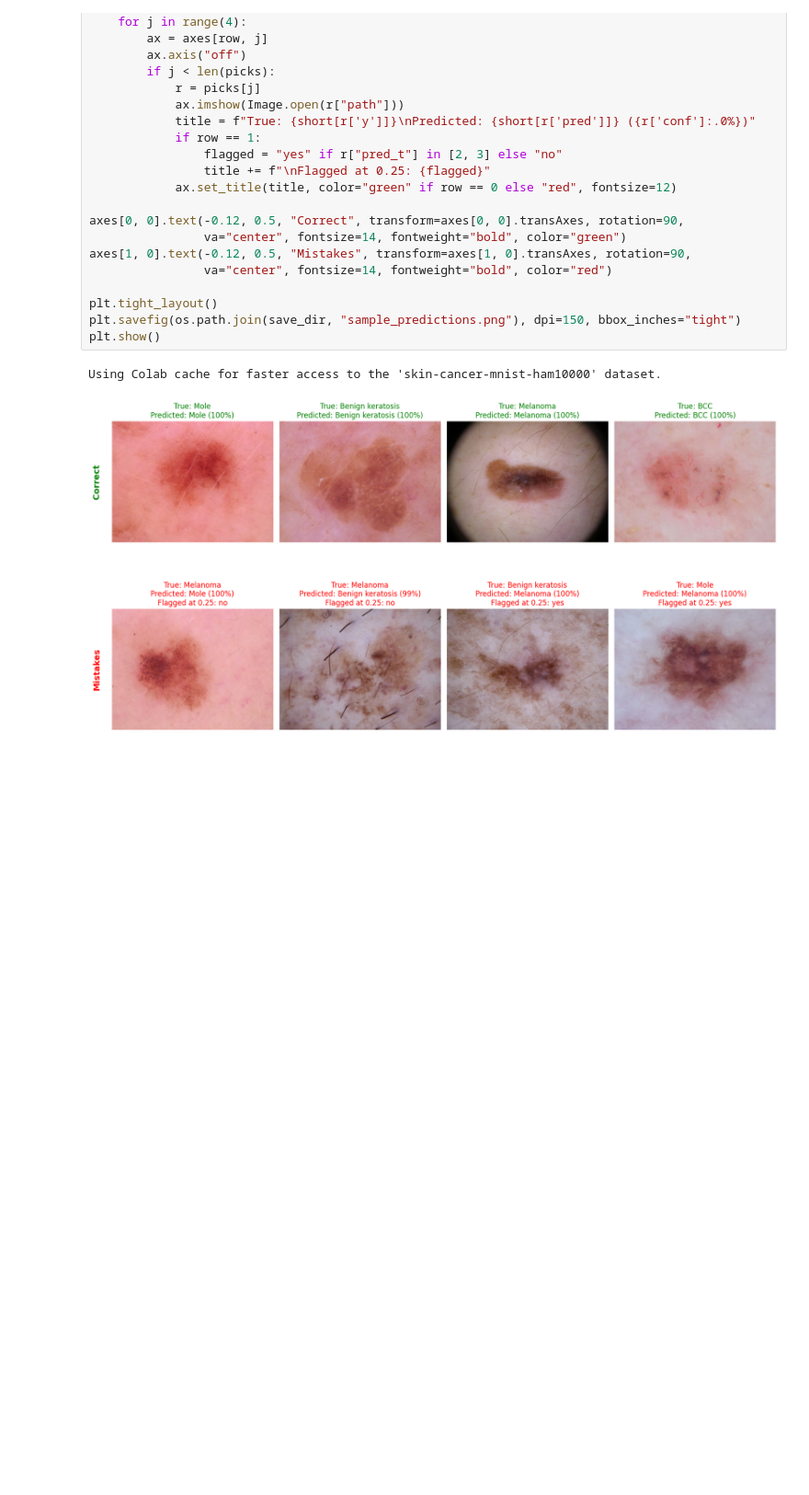
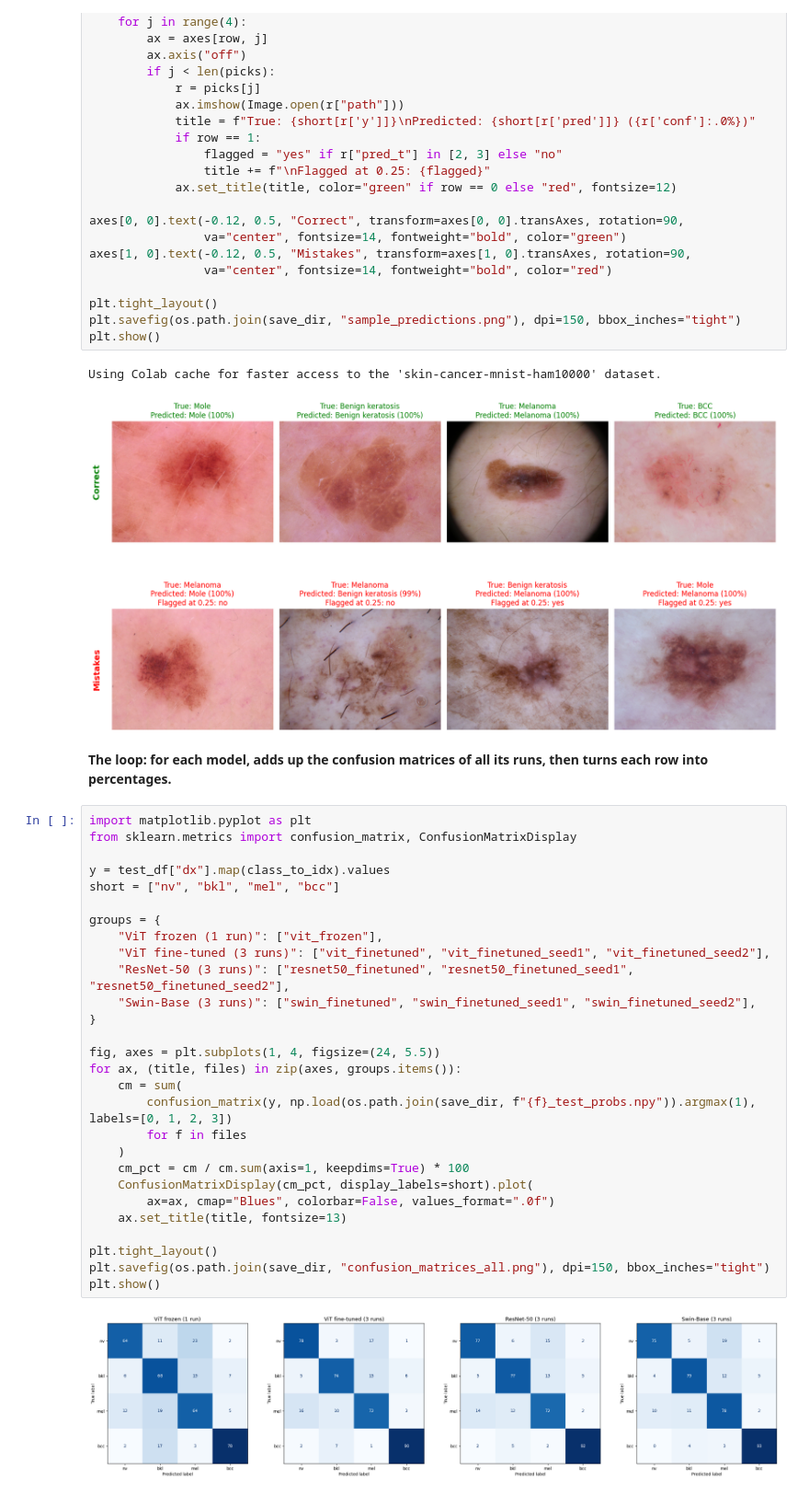
Before and after one commit to Lornatt88/maai901-vision-project, a Jupyter notebook: notebooks/04_analysis.ipynb, the cells around one changed output. Shown at 92% size. Saved outputs shown, nothing was run; the diff lists cells and outputs as text; blank space fills up the shorter version.

Commit message:
add confusion matrices for each model

```diff
--- a/notebooks/04_analysis.ipynb
+++ b/notebooks/04_analysis.ipynb
@@ -171,3 +171,35 @@ plt.show()
 # %% [output]
 Using Colab cache for faster access to the 'skin-cancer-mnist-ham10000' dataset.
 [figure]
+# %% [markdown]
+**The loop: for each model, adds up the confusion matrices of all its runs, then turns each row into percentages.**
+# %%
+import matplotlib.pyplot as plt
+from sklearn.metrics import confusion_matrix, ConfusionMatrixDisplay
+
+y = test_df["dx"].map(class_to_idx).values
+short = ["nv", "bkl", "mel", "bcc"]
+
+groups = {
+    "ViT frozen (1 run)": ["vit_frozen"],
+    "ViT fine-tuned (3 runs)": ["vit_finetuned", "vit_finetuned_seed1", "vit_finetuned_seed2"],
+    "ResNet-50 (3 runs)": ["resnet50_finetuned", "resnet50_finetuned_seed1", "resnet50_finetuned_seed2"],
+    "Swin-Base (3 runs)": ["swin_finetuned", "swin_finetuned_seed1", "swin_finetuned_seed2"],
+}
+
+fig, axes = plt.subplots(1, 4, figsize=(24, 5.5))
+for ax, (title, files) in zip(axes, groups.items()):
+    cm = sum(
+        confusion_matrix(y, np.load(os.path.join(save_dir, f"{f}_test_probs.npy")).argmax(1), labels=[0, 1, 2, 3])
+        for f in files
+    )
+    cm_pct = cm / cm.sum(axis=1, keepdims=True) * 100
+    ConfusionMatrixDisplay(cm_pct, display_labels=short).plot(
+        ax=ax, cmap="Blues", colorbar=False, values_format=".0f")
+    ax.set_title(title, fontsize=13)
+
+plt.tight_layout()
+plt.savefig(os.path.join(save_dir, "confusion_matrices_all.png"), dpi=150, bbox_inches="tight")
+plt.show()
+# %% [output]
+[figure, added]
```
